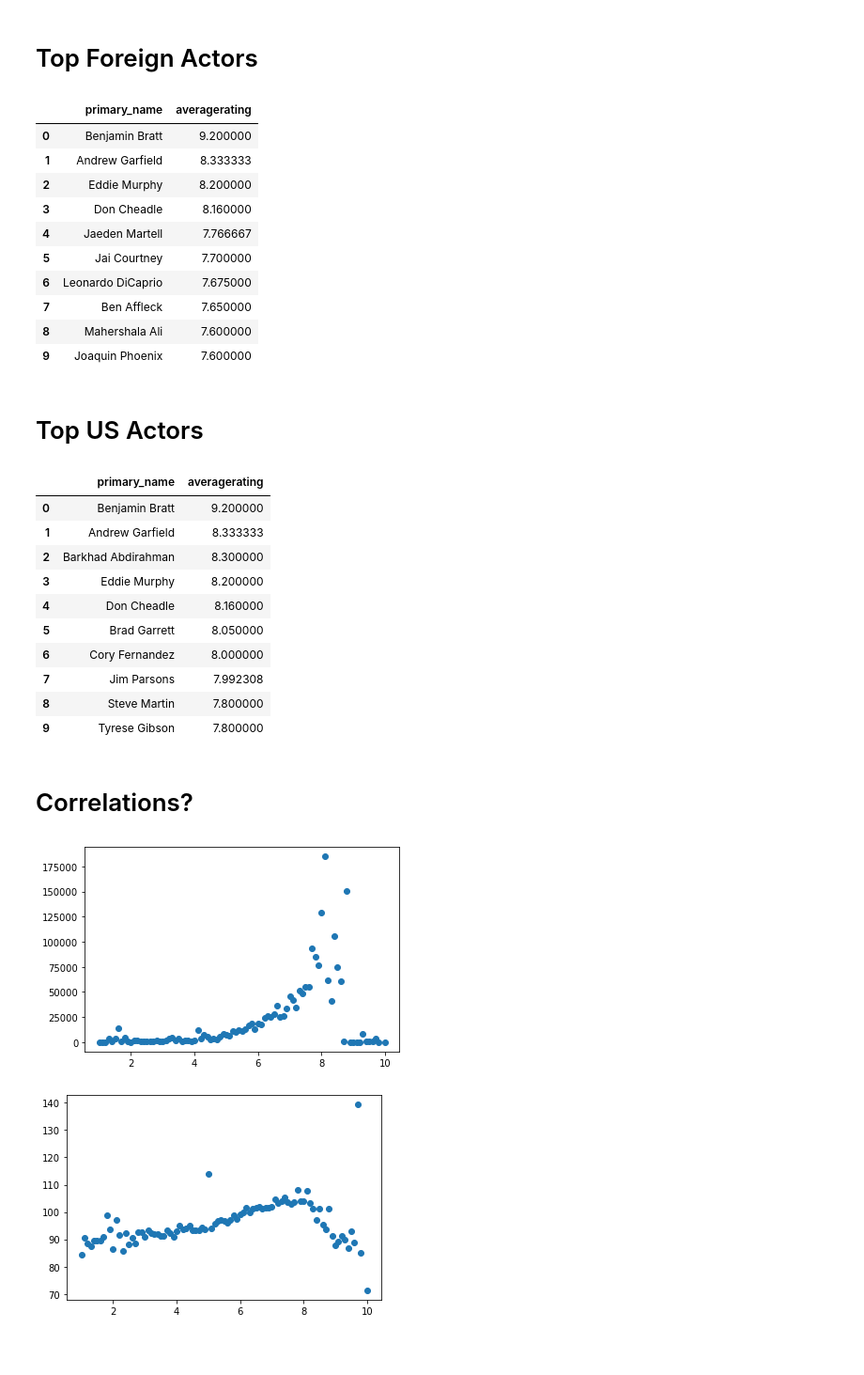
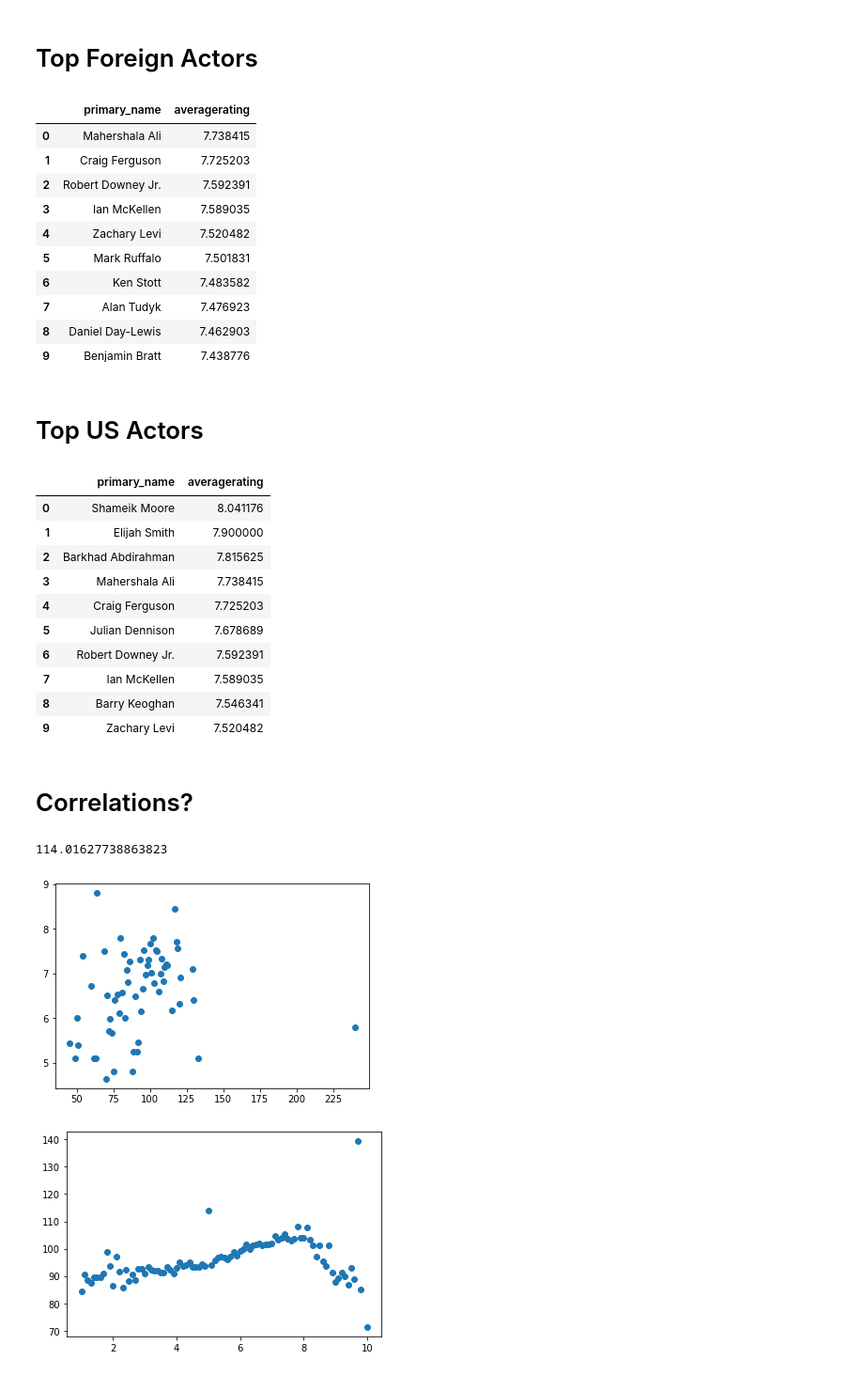
Before and after one commit to kyledufrane/Microsoft_Movie_Analysis, a Jupyter notebook: working_notebooks/updated_imdb.ipynb, the cells around one changed output. Shown at 94% size. Cells and saved outputs as stored; diff of their text form; code cells hidden in the pictures; blank space fills up the shorter version.

```diff
--- a/working_notebooks/updated_imdb.ipynb
+++ b/working_notebooks/updated_imdb.ipynb
@@ -991,34 +1086,41 @@ all_actor_foreign = final_merge[(final_merge['category'] == 'actor') &\
                           (final_merge['numvotes'] >= 30000)&\
                           (final_merge['region'] != 'US')&\
                           (final_merge['start_year'] >= 2010)]
+
+#Dropping duplicate tconst values
+the_actor_name_no_duplicates_foreign = all_actor_foreign.drop_duplicates(subset = 'tconst')
+
 #Total foreign actor based on above filter by value count
 all_actor_name_foreign = all_actor_foreign['primary_name'].value_counts()
+
 #Filtering foreign actor names that appear more than 55 times (mean = 62.63989802421925)
 all_actor_name_greater_3_foreign = all_actor_name_foreign.values >= 55
+
 #Filtered foreign names list vs greater than 3 list
 the_actor_name_foreign = all_actor_name_foreign[all_actor_name_greater_3_foreign]
+
 #Filtering top foreign actress by name against the overall data set
 top_actor_foreign = final_merge[(final_merge['primary_name'].isin(the_actor_name_foreign.index))]
-#Dropping duplicate tconst values
-the_actor_name_no_duplicates_foreign = top_actor_foreign.drop_duplicates(subset = 'tconst')
+
 #Creating dataframe to show top 10 foreign actors
-top_10_actor_foreign = pd.DataFrame(the_actor_name_no_duplicates_foreign.groupby('primary_name')\
+top_10_actor_foreign = pd.DataFrame(top_actor_foreign.groupby('primary_name')\
                                     ['averagerating'].mean().sort_values(ascending = False)[:10])
 
+#Resetting the index
 top_10_actor_foreign = top_10_actor_foreign.reset_index()
 top_10_actor_foreign
 # %% [output]
 |  | primary_name | averagerating |
-| 0 | Benjamin Bratt | 9.200000 |
-| 1 | Andrew Garfield | 8.333333 |
-| 2 | Eddie Murphy | 8.200000 |
-| 3 | Don Cheadle | 8.160000 |
-| 4 | Jaeden Martell | 7.766667 |
-| 5 | Jai Courtney | 7.700000 |
-| 6 | Leonardo DiCaprio | 7.675000 |
-| 7 | Ben Affleck | 7.650000 |
-| 8 | Mahershala Ali | 7.600000 |
-| 9 | Joaquin Phoenix | 7.600000 |
+| 0 | Mahershala Ali | 7.738415 |
+| 1 | Craig Ferguson | 7.725203 |
+| 2 | Robert Downey Jr. | 7.592391 |
+| 3 | Ian McKellen | 7.589035 |
+| 4 | Zachary Levi | 7.520482 |
+| 5 | Mark Ruffalo | 7.501831 |
+| 6 | Ken Stott | 7.483582 |
+| 7 | Alan Tudyk | 7.476923 |
+| 8 | Daniel Day-Lewis | 7.462903 |
+| 9 | Benjamin Bratt | 7.438776 |
 # %% [markdown]
 # Top US Actors
 # %%
@@ -1027,43 +1129,55 @@ all_actor_us = final_merge[(final_merge['category'] == 'actor') &\
                           (final_merge['numvotes'] >= 30000)&\
                           (final_merge['region'] == 'US')&\
                           (final_merge['start_year'] >= 2010)]
+
+#Dropping duplicate tconst values
+the_actor_name_no_duplicates_us = all_actor_us.drop_duplicates(subset = 'tconst')
+
 #Total US actor based on above filter by value count
 all_actor_name_us = all_actor_us['primary_name'].value_counts()
+
 #Filtering US actor names that appear more than 3 times (mean = 3.9769173492181684)
 all_actor_name_greater_3_us = all_actor_name_us.values >= 3
+
 #Filtered US names list vs greater than 3 list
 the_actor_name_us = all_actor_name_us[all_actor_name_greater_3_us]
+
 #Filtering top US actor by name against the overall data set
 top_actor_us = final_merge[(final_merge['primary_name'].isin(the_actor_name_us.index))]
-#Dropping duplicate tconst values
-the_actor_name_no_duplicates_us = top_actor_us.drop_duplicates(subset = 'tconst')
+
 #Creating dataframe to show top 10 US actors
-top_10_actor_us = pd.DataFrame(the_actor_name_no_duplicates_us.groupby('primary_name')\
+top_10_actor_us = pd.DataFrame(top_actor_us.groupby('primary_name')\
                                     ['averagerating'].mean().sort_values(ascending = False)[:10])
 
+#Resetting the index
 top_10_actor_us = top_10_actor_us.reset_index()
 top_10_actor_us
 # %% [output]
 |  | primary_name | averagerating |
-| 0 | Benjamin Bratt | 9.200000 |
-| 1 | Andrew Garfield | 8.333333 |
-| 2 | Barkhad Abdirahman | 8.300000 |
-| 3 | Eddie Murphy | 8.200000 |
-| 4 | Don Cheadle | 8.160000 |
-| 5 | Brad Garrett | 8.050000 |
-| 6 | Cory Fernandez | 8.000000 |
-| 7 | Jim Parsons | 7.992308 |
-| 8 | Steve Martin | 7.800000 |
-| 9 | Tyrese Gibson | 7.800000 |
+| 0 | Shameik Moore | 8.041176 |
+| 1 | Elijah Smith | 7.900000 |
+| 2 | Barkhad Abdirahman | 7.815625 |
+| 3 | Mahershala Ali | 7.738415 |
+| 4 | Craig Ferguson | 7.725203 |
+| 5 | Julian Dennison | 7.678689 |
+| 6 | Robert Downey Jr. | 7.592391 |
+| 7 | Ian McKellen | 7.589035 |
+| 8 | Barry Keoghan | 7.546341 |
+| 9 | Zachary Levi | 7.520482 |
 # %% [markdown]
 # Correlations?
+# %%
+action_adventure = final_merge[(final_merge['genres'] == 'Action,Adventure,Animation') | (final_merge['genres'] == 'Action,Adventure,Sci-Fi')]
+action_adventure['runtime_minutes'].mean()
+# %% [output]
+114.01627738863823
 # %%
-avg_rating = final_merge.groupby('averagerating').mean()
+avg_rating = action_adventure.groupby('runtime_minutes').mean()
 avg_rating.drop(['ordering_x', 'start_year', 'birth_year'], 1, inplace=True)
 avg_rating.reset_index(inplace=True)
-plt.scatter(avg_rating['averagerating'], avg_rating['numvotes']);
+plt.scatter(avg_rating['runtime_minutes'], avg_rating['averagerating']);
 # %% [output]
-[figure, old version]
+[figure, new version]
 # %%
 avg_rating = final_merge.groupby('averagerating').mean()
 avg_rating.drop(['ordering_x', 'start_year', 'birth_year'], 1, inplace=True)
```
Also changed, not shown: parts of 22 cells of this notebook, 1 other file.
